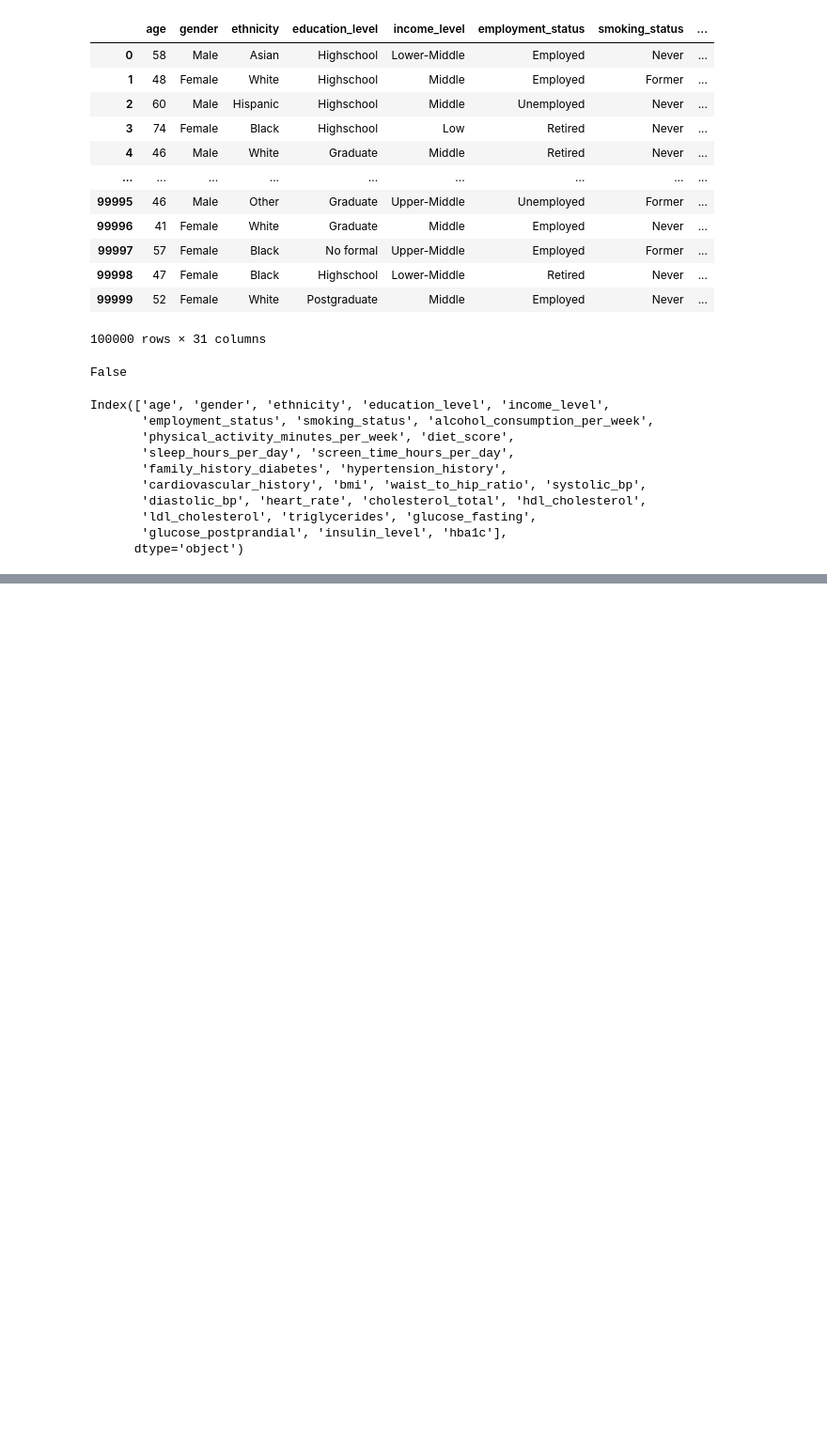
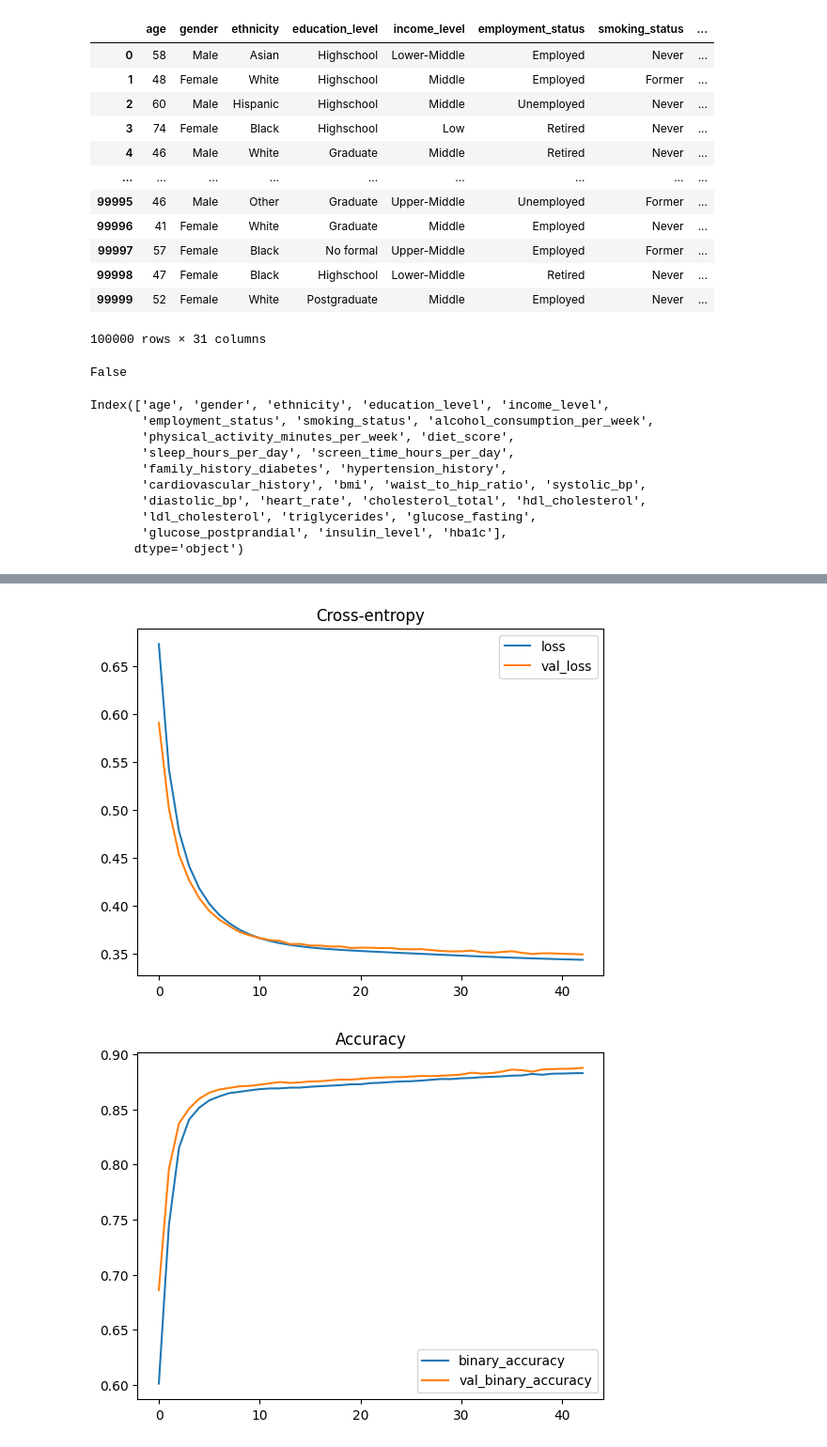
Before and after one commit to Nasz-113/NN-Classification-Diabetes-Health-Database, a Jupyter notebook: NN Classification.ipynb, the cells around one changed output, grey strips where cells are left out. Shown at 94% size. Saved outputs shown, nothing was run; the diff lists cells and outputs as text; code cells hidden in the pictures; blank space fills up the shorter version.

Commit message:
Early NN Testing

```diff
--- a/NN Classification.ipynb
+++ b/NN Classification.ipynb
@@ -64,0 +140,34 @@ Index(['age', 'gender', 'ethnicity', 'education_level', 'income_level',
+# %%
+NN_Classification = keras.Sequential([
+    # layers.BatchNormalization(input_shape=input_shape),
+    # layers.Dense()
+    layers.Dense(1, activation='sigmoid')
+])
+
+NN_Classification.compile(
+    optimizer='adam',
+    loss='binary_crossentropy',
+    metrics=['binary_accuracy','F1Score', 'Precision', 'Recall']
+)
+# %%
+early_stopping = keras.callbacks.EarlyStopping(
+    patience=5,
+    min_delta=0.001,
+    restore_best_weights=True,
+)
+
+class_weights = class_weight.compute_class_weight(
+    class_weight='balanced',
+    classes=np.unique(y_train),
+    y=y_train
+)
+class_weights = dict(enumerate(class_weights))
+
+history = NN_Classification.fit(
+    X_train, y_train,
+    validation_data=(X_valid,y_valid),
+    batch_size=512,
+    epochs=200,
+    class_weight=class_weights,
+    callbacks=[early_stopping],
+)
@@ -64,0 +192,9 @@ Index(['age', 'gender', 'ethnicity', 'education_level', 'income_level',
+# %%
+history_df = pd.DataFrame(history.history)
+history_df.loc[:, ['loss', 'val_loss']].plot(title="Cross-entropy")
+history_df.loc[:, ['binary_accuracy', 'val_binary_accuracy']].plot(title="Accuracy")
+history_df.loc[:, ['F1Score', 'val_F1Score']].plot(title="F1Score")
+history_df.loc[:, ['Precision', 'val_Precision']].plot(title="Precision")
+history_df.loc[:, ['Recall', 'val_Recall']].plot(title="Recall")
+print("Minimum Validation Loss: {:0.4f}".format(history_df['val_loss'].min()));
+# %% [output]
@@ -64,0 +202,2 @@ Index(['age', 'gender', 'ethnicity', 'education_level', 'income_level',
+[figure, added]
+[figure, added]
```
Also changed, not shown: parts of 11 cells of this notebook.
